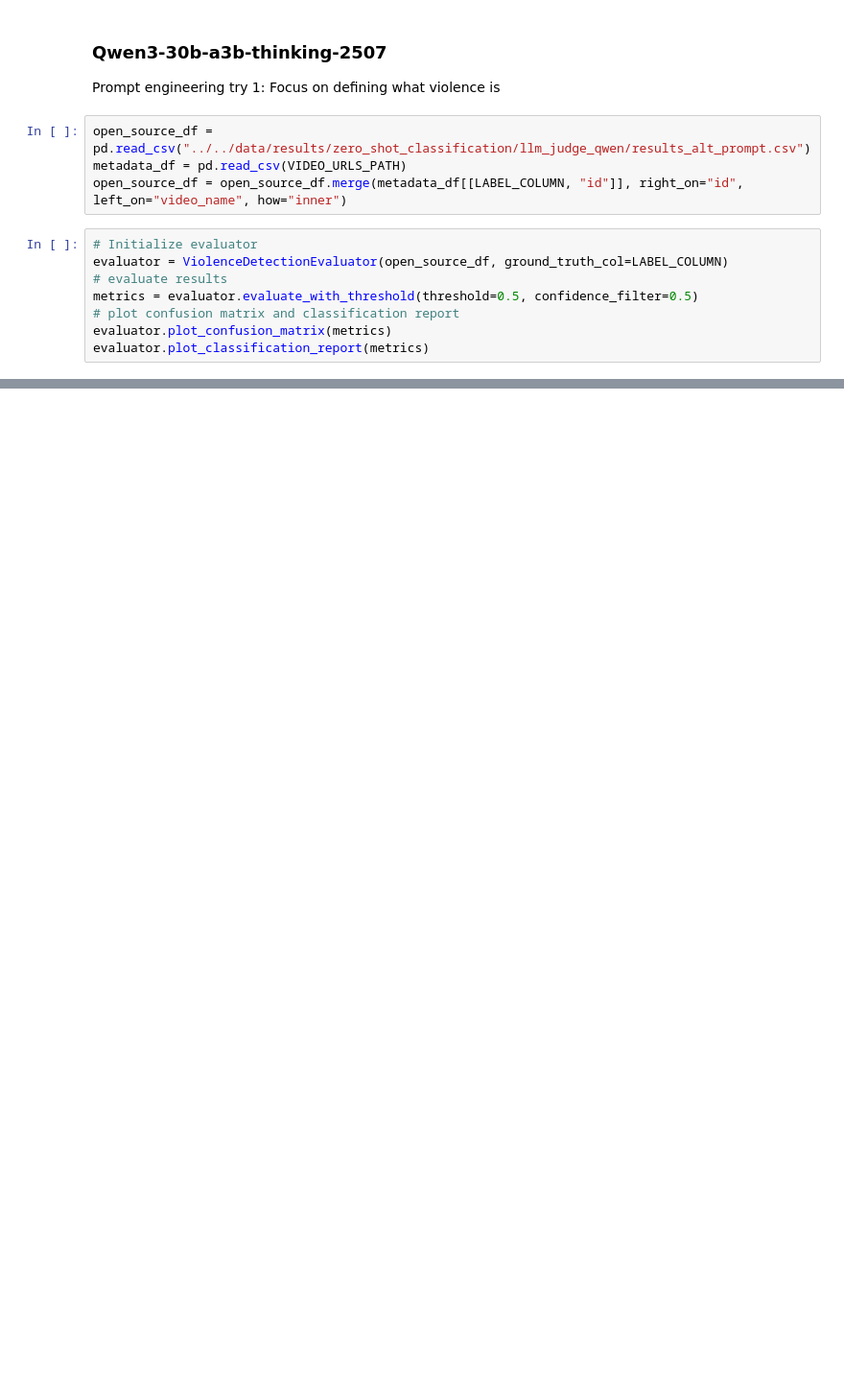
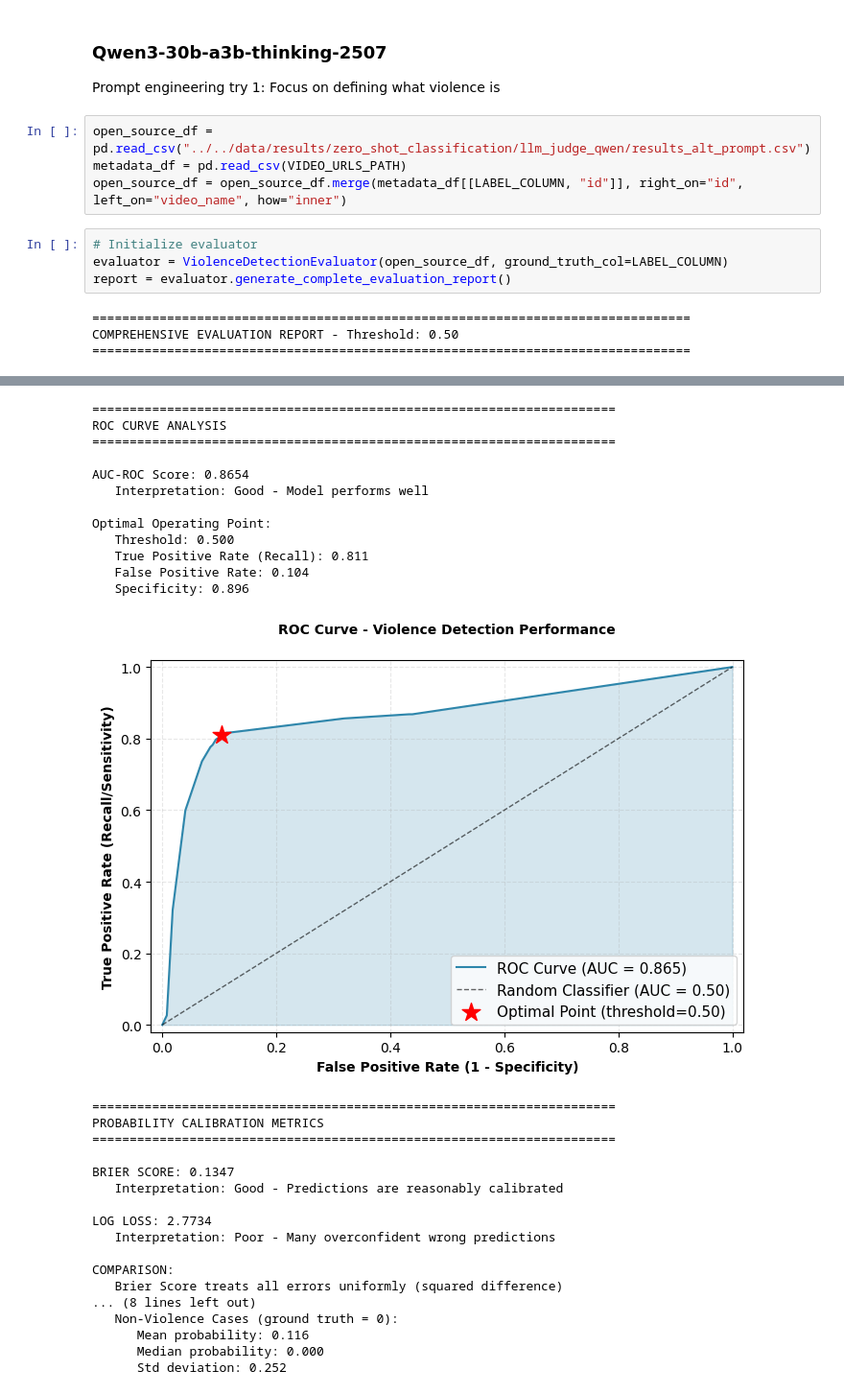
Before and after one commit to annkou/Multimodal-Techniques-for-Video-Based-Violence-Detection, a Jupyter notebook: notebooks/zero_shot_classification/evaluate_results.ipynb, the cells around one changed output, grey strips where cells are left out. Shown at 96% size. Drawn from its saved outputs; the diff is of its cells as text; blank space fills up the shorter version.

```diff
--- a/notebooks/zero_shot_classification/evaluate_results.ipynb
+++ b/notebooks/zero_shot_classification/evaluate_results.ipynb
@@ -138,10 +312,39 @@ open_source_df = open_source_df.merge(metadata_df[[LABEL_COLUMN, "id"]], right_o
 # %%
 # Initialize evaluator
 evaluator = ViolenceDetectionEvaluator(open_source_df, ground_truth_col=LABEL_COLUMN)
-# evaluate results
-metrics = evaluator.evaluate_with_threshold(threshold=0.5, confidence_filter=0.5)
-# plot confusion matrix and classification report
-evaluator.plot_confusion_matrix(metrics)
-evaluator.plot_classification_report(metrics)
+report = evaluator.generate_complete_evaluation_report()
 # %% [output]
+================================================================================
+COMPREHENSIVE EVALUATION REPORT - Threshold: 0.50
+================================================================================
 [figure]
+======================================================================
+ROC CURVE ANALYSIS
+======================================================================
+
+AUC-ROC Score: 0.8654
+   Interpretation: Good - Model performs well
+
+Optimal Operating Point:
+   Threshold: 0.500
+   True Positive Rate (Recall): 0.811
+   False Positive Rate: 0.104
+   Specificity: 0.896
+[figure, added]
+======================================================================
+PROBABILITY CALIBRATION METRICS
+======================================================================
+
+BRIER SCORE: 0.1347
+   Interpretation: Good - Predictions are reasonably calibrated
+
+LOG LOSS: 2.7734
+   Interpretation: Poor - Many overconfident wrong predictions
+
+COMPARISON:
+   Brier Score treats all errors uniformly (squared difference)
+... (8 lines left out)
+   Non-Violence Cases (ground truth = 0):
+      Mean probability: 0.116
+      Median probability: 0.000
+      Std deviation: 0.252
```
Also changed, not shown: parts of 11 cells of this notebook.
